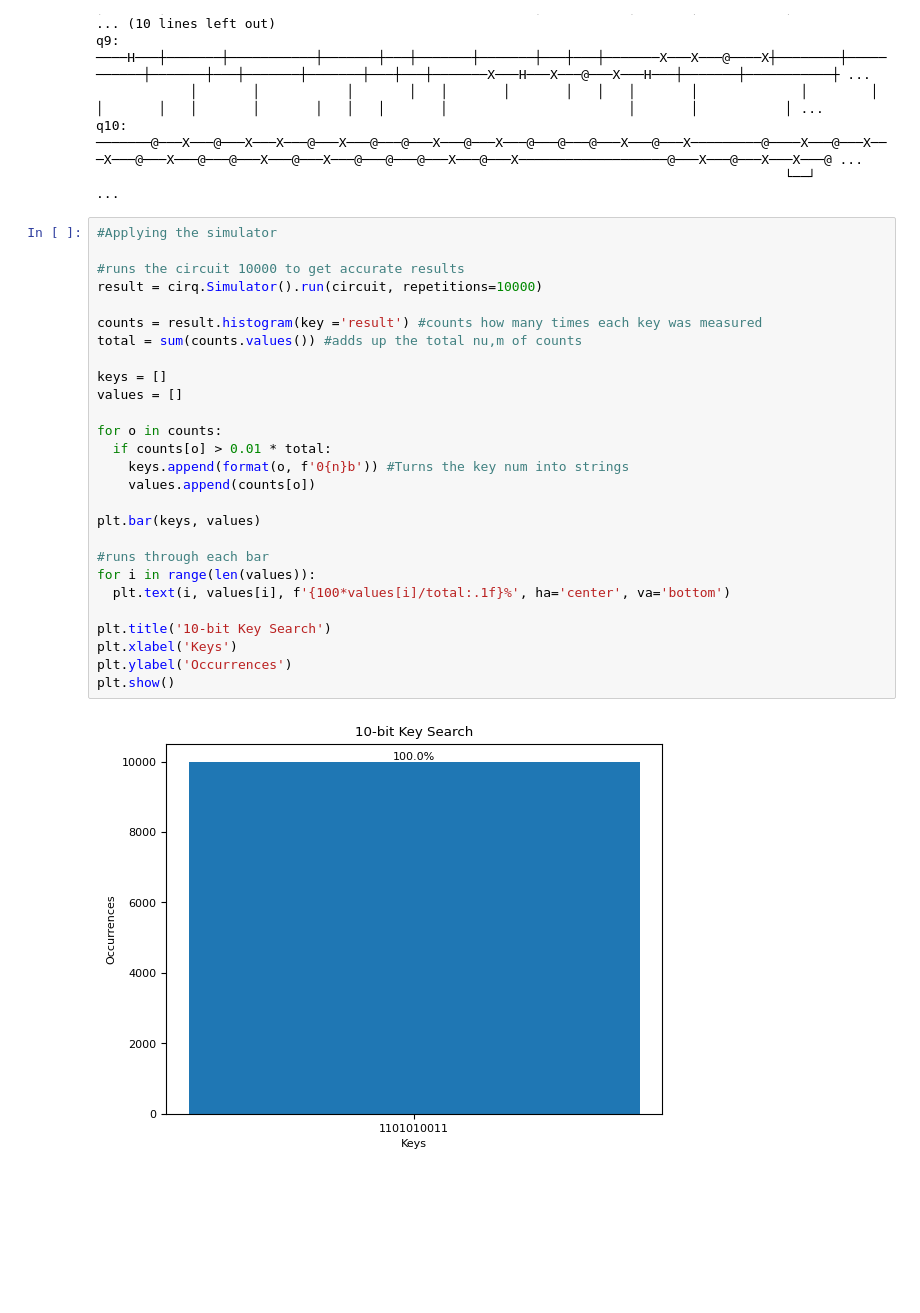
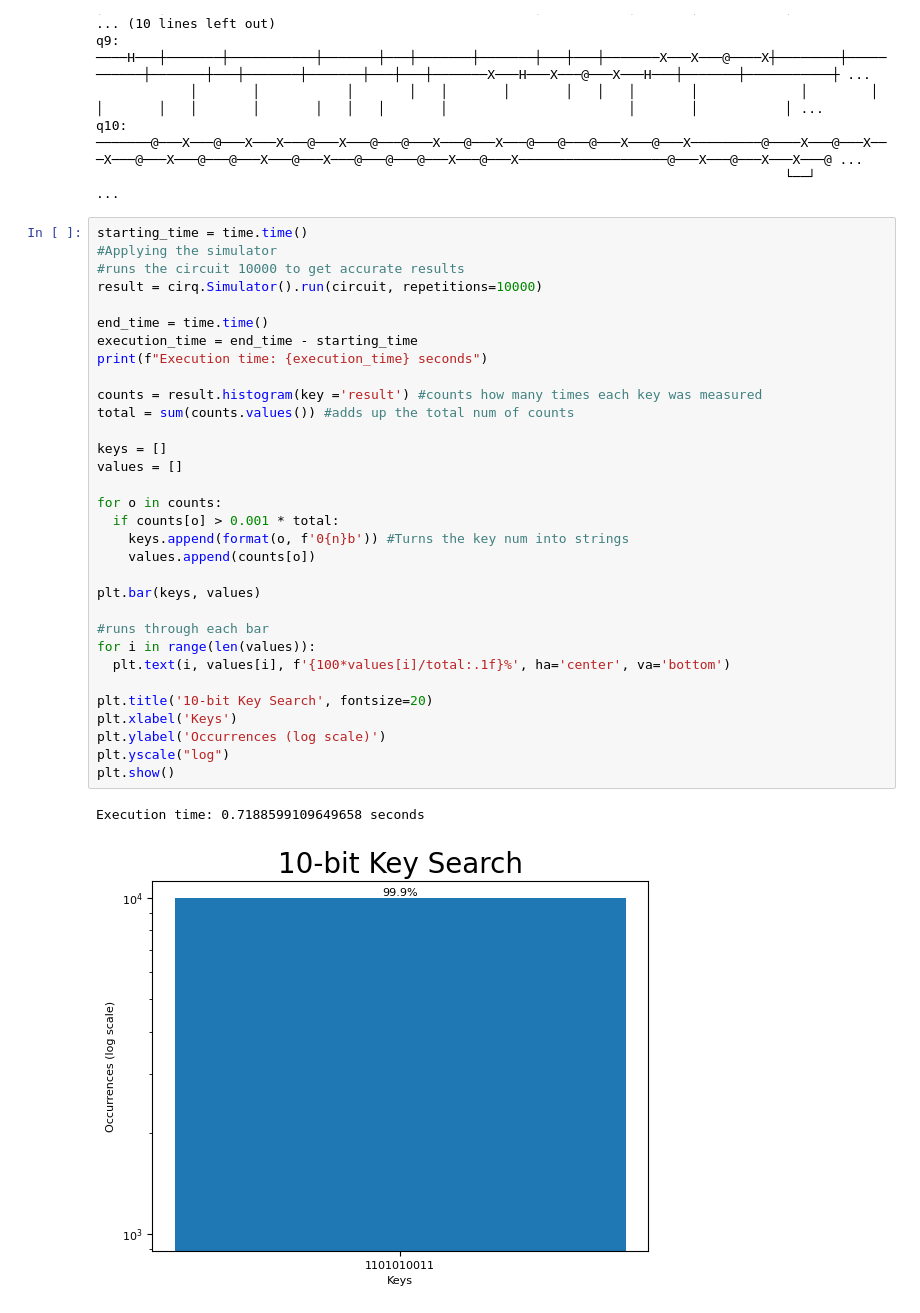
Before and after one commit to rushanh1/Quantum-Networks-Quantum-Circuits, a Jupyter notebook: quantum_brute_force_key_search.ipynb, the cells around one changed output. Cells and saved outputs as stored; diff of their text form; blank space fills up the shorter version.

Commit message:
added execution time

```diff
--- a/quantum_brute_force_key_search.ipynb
+++ b/quantum_brute_force_key_search.ipynb
@@ -122,32 +123,38 @@ q9: ────H───┼───────┼─────────
 q10: ───────@───X───@───X───X───@───X───@───@───X───@───X───@───@───@───X───@───X─────────@────X───@───X───X───@───X───@───@───X───@───X───@───@───@───X───@───X───────────────────@───X───@───X───X───@ ...
                                                                                         └──┘                                                                                                             ...
 # %%
+starting_time = time.time()
 #Applying the simulator
-
 #runs the circuit 10000 to get accurate results
 result = cirq.Simulator().run(circuit, repetitions=10000)
 
+end_time = time.time()
+execution_time = end_time - starting_time
+print(f"Execution time: {execution_time} seconds")
+
 counts = result.histogram(key ='result') #counts how many times each key was measured
-total = sum(counts.values()) #adds up the total nu,m of counts
+total = sum(counts.values()) #adds up the total num of counts
 
 keys = []
 values = []
 
 for o in counts:
-  if counts[o] > 0.01 * total:
+  if counts[o] > 0.001 * total:
     keys.append(format(o, f'0{n}b')) #Turns the key num into strings
     values.append(counts[o])
 
 plt.bar(keys, values)
 
 #runs through each bar
 for i in range(len(values)):
   plt.text(i, values[i], f'{100*values[i]/total:.1f}%', ha='center', va='bottom')
 
-plt.title('10-bit Key Search')
+plt.title('10-bit Key Search', fontsize=20)
 plt.xlabel('Keys')
-plt.ylabel('Occurrences')
+plt.ylabel('Occurrences (log scale)')
+plt.yscale("log")
 plt.show()
 # %% [output]
+Execution time: 0.7188599109649658 seconds
-[figure, old version]
+[figure, new version]
 # %%
```
Also changed, not shown: parts of 2 cells of this notebook.
